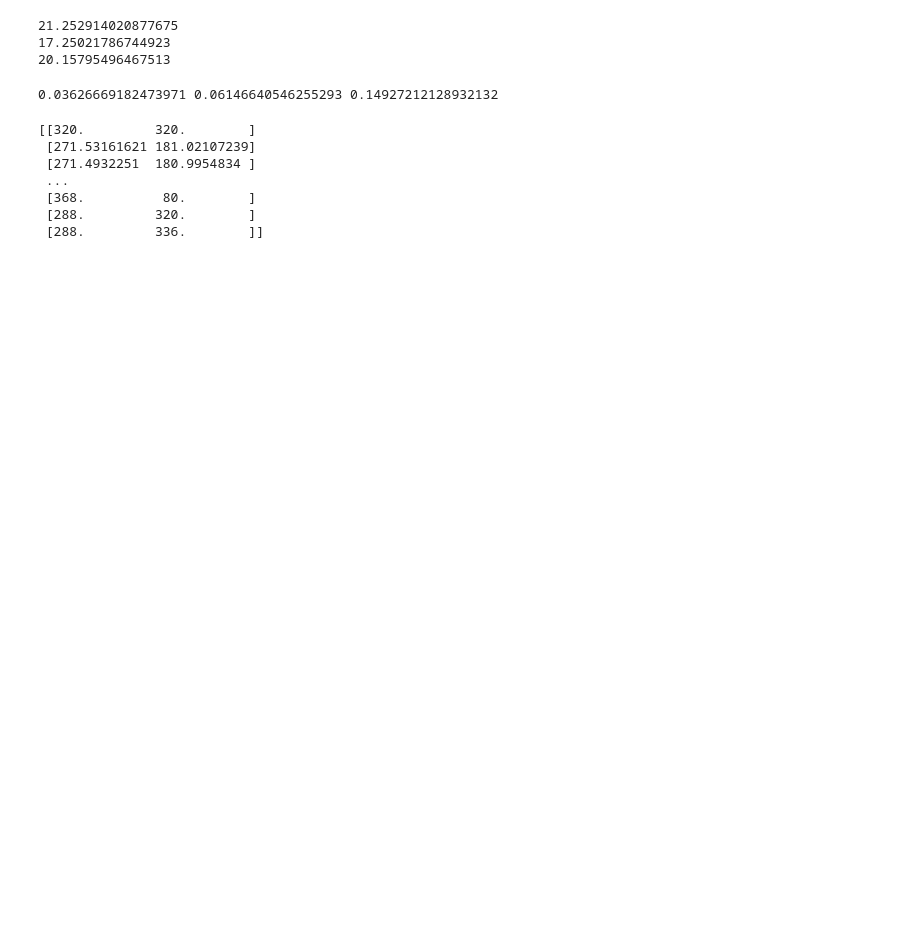
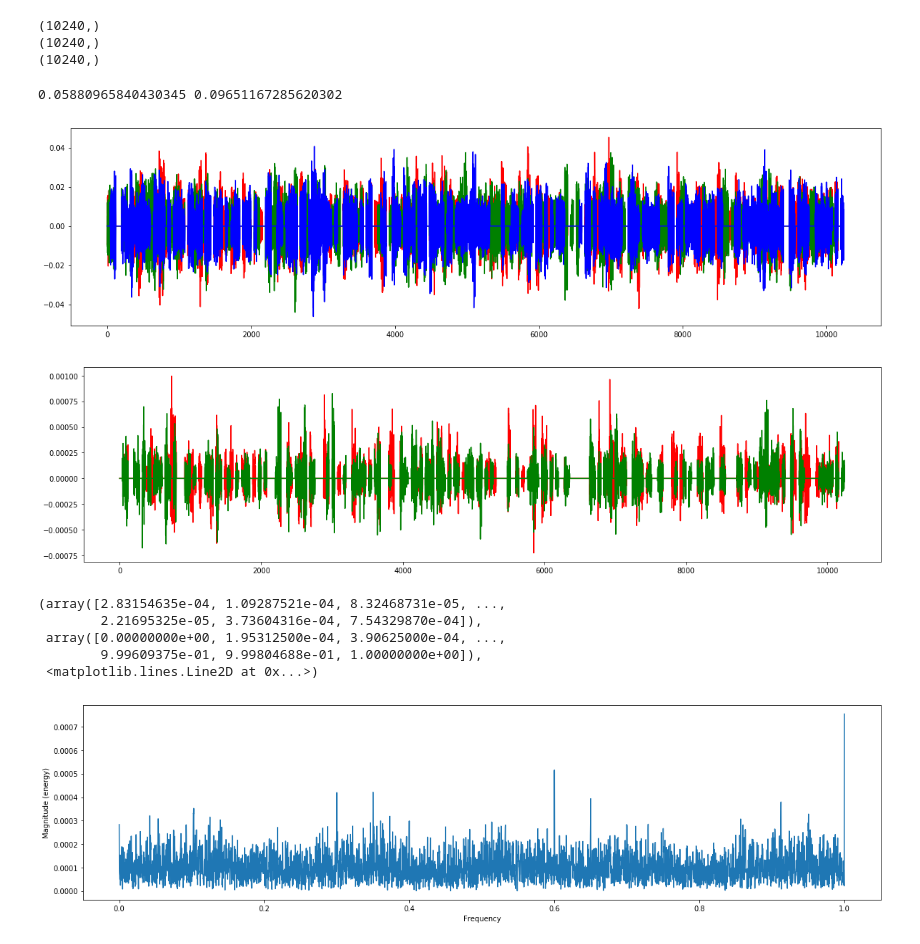
Before and after one commit to canhld94/master-thesis, a Jupyter notebook: dev/play_ground.ipynb, the cells around one changed output. Drawn from its saved outputs; the diff is of its cells as text; code cells hidden in the pictures; blank space fills up the shorter version.

```diff
--- a/dev/play_ground.ipynb
+++ b/dev/play_ground.ipynb
@@ -18,27 +30,9 @@ features = []
 for img in imgs:
     _, _, image_features, _, _ = feature_io.ReadFromFile(img)
 #     image_features = np.float32(image_rsift[:, 2:])
-    vector = ir.BoWEncode(image_features)
+    vector = ir.VLADEncode(image_features)
     features.append(vector)
 # %% [output]
-21.252914020877675
-17.25021786744923
-20.15795496467513
+(10240,)
+(10240,)
+(10240,)
-# %%
-cmp0 = np.dot(features[0], features[1])
-cmp1 = np.dot(features[1], features[2])
-cmp2 = np.dot(features[2], features[0])
-print(cmp0, cmp1, cmp2)
-# %% [output]
-0.03626669182473971 0.06146640546255293 0.14927212128932132
-# %%
-loc,_,des,_,_ = feature_io.ReadFromFile('datasets/daejeon_sv_v1_delf/3166_gsv_7.delf')
-print(loc)
-# %% [output]
-[[320.         320.        ]
- [271.53161621 181.02107239]
- [271.4932251  180.9954834 ]
- ...
- [368.          80.        ]
- [288.         320.        ]
- [288.         336.        ]]
@@ -48,0 +39,31 @@ from matplotlib import image as img
+# %%
+cmp0 = np.dot(features[0], features[1])
+cmp1 = np.dot(features[0], features[2])
+cmp_vec0 = features[0]*features[1];
+cmp_vec1 = features[0]*features[2];
+print(cmp0, cmp1)
+plt.figure(figsize=(20,5))
+# plt.plot(cmp_vec1, color = 'r')
+# plt.plot(cmp_vec0, color = 'b')
+x_indexes = np.arange(features[0].shape[0])
+# print(x_indexes)
+plt.plot(features[2][x_indexes],color = 'r')
+plt.plot(features[1][x_indexes], color = 'g')
+plt.plot(features[0][x_indexes],color = 'b')
+plt.show()
+plt.figure(figsize=(20,5))
+plt.plot(cmp_vec1[x_indexes], color = 'r')
+plt.plot(cmp_vec0[x_indexes], color = 'g')
+plt.show()
+plt.figure(figsize=(20,5))
+plt.magnitude_spectrum(features[0])
+# %% [output]
+0.05880965840430345 0.09651167285620302
+[figure, added]
+[figure, added]
+(array([2.83154635e-04, 1.09287521e-04, 8.32468731e-05, ...,
+        2.21695325e-05, 3.73604316e-04, 7.54329870e-04]),
+ array([0.00000000e+00, 1.95312500e-04, 3.90625000e-04, ...,
+        9.99609375e-01, 9.99804688e-01, 1.00000000e+00]),
+ <matplotlib.lines.Line2D at 0x...>)
+[figure, added]
```
Also changed, not shown: parts of 9 cells of this notebook, 5 other files.
